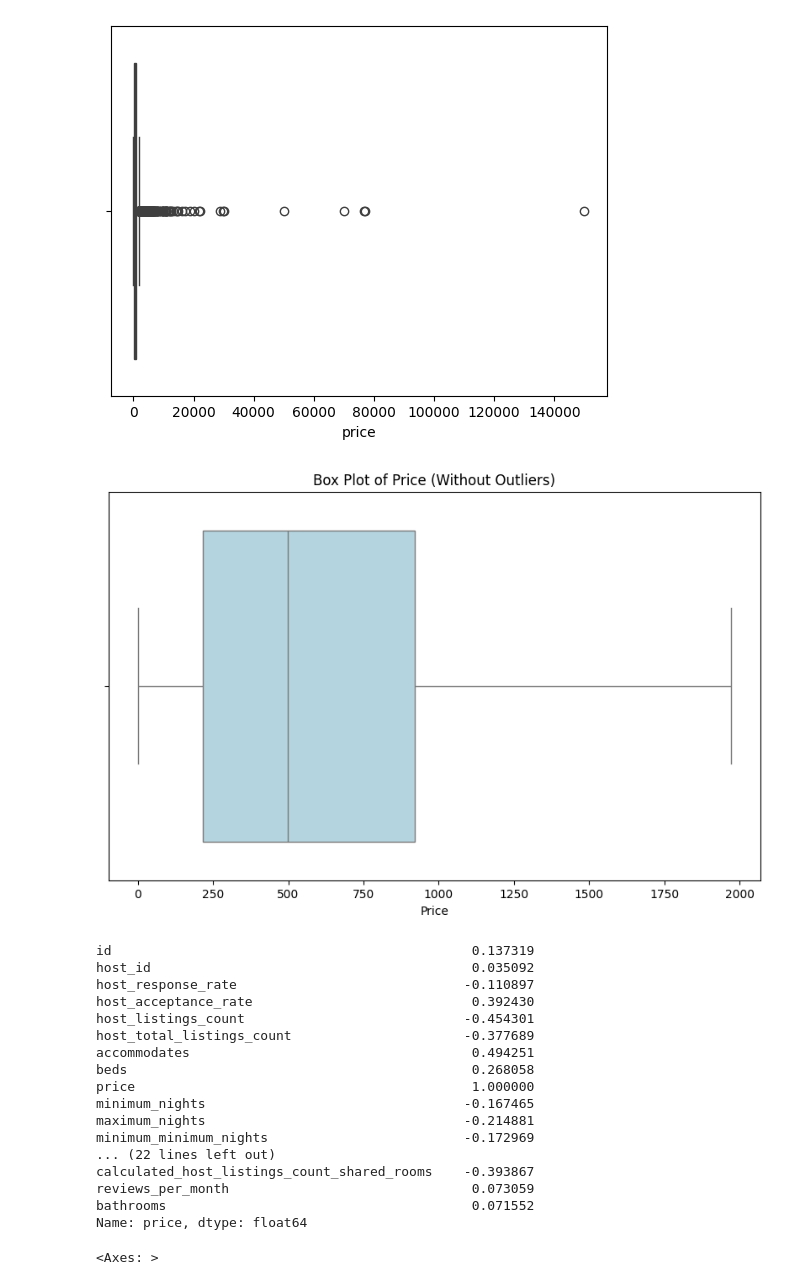
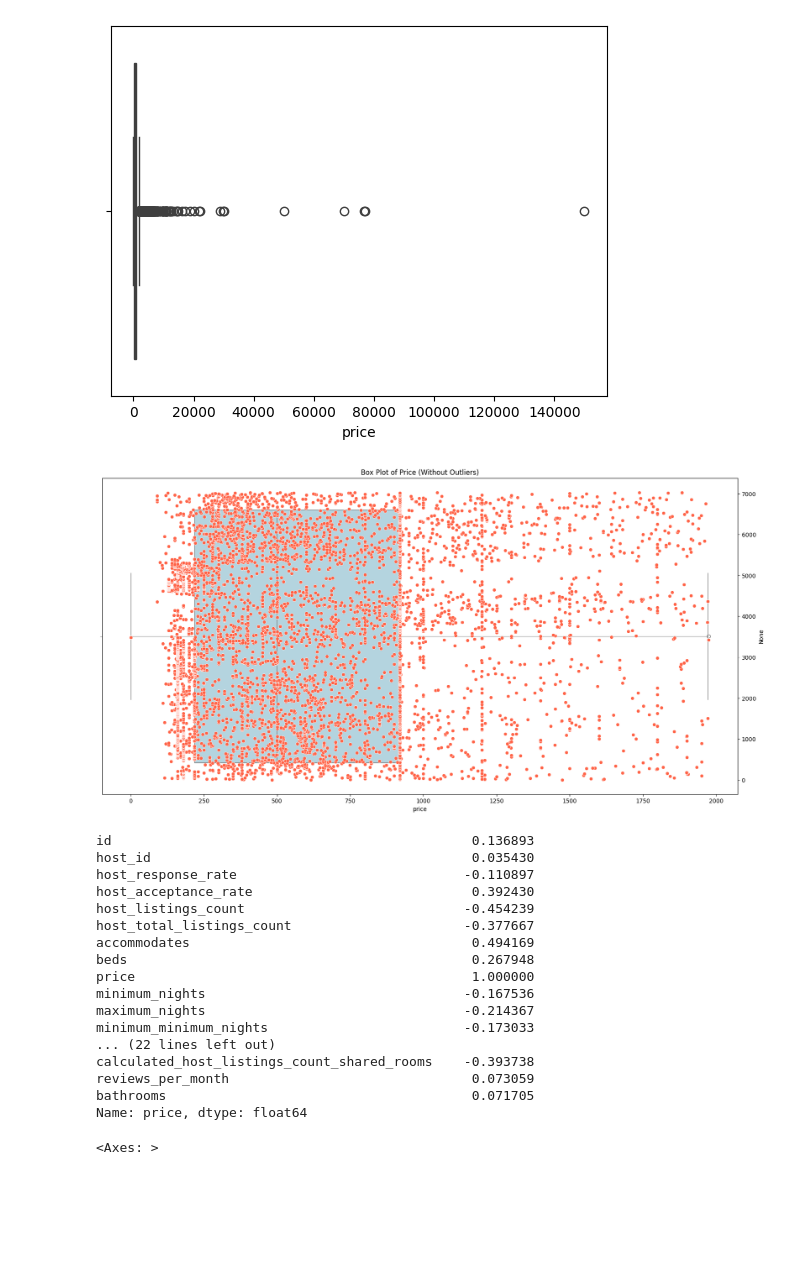
Before and after one commit to alelledo/Hong-Kong_project, a Jupyter notebook: Hong-Kong-project.ipynb, the cells around one changed output. Saved outputs shown, nothing was run; the diff lists cells and outputs as text; code cells hidden in the pictures; blank space fills up the shorter version.

```diff
--- a/Hong-Kong-project.ipynb
+++ b/Hong-Kong-project.ipynb
@@ -56,7 +53,7 @@ Index(['id', 'listing_url', 'scrape_id', 'last_scraped', 'source', 'name',
        'calculated_host_listings_count_shared_rooms', 'reviews_per_month'],
       dtype='object')
 # %%
-colums_to_drop = ['listing_url', 'scrape_id', 'last_scraped', 'source','picture_url','host_url', 'host_thumbnail_url', 'host_picture_url','neighbourhood_cleansed', 'neighbourhood_group_cleansed', 'latitude',
+colums_to_drop = ['listing_url', 'scrape_id', 'last_scraped', 'source','picture_url','host_url', 'host_thumbnail_url', 'host_picture_url','neighbourhood', 'neighbourhood_group_cleansed', 'latitude',
 'longitude','bathrooms', 'amenities','calendar_updated','calendar_last_scraped']
 listings = listings.drop(columns= colums_to_drop)
 # %%
@@ -186,46 +186,48 @@ sns.boxplot(x=listings['price'])
 # %%
 # Calculate quartiles
 Q1 = listings['price'].quantile(0.25)
 Q3 = listings['price'].quantile(0.75)
 
 # Calculate interquartile range (IQR)
 IQR = Q3 - Q1
 
 # Define upper bound
 upper_bound = Q3 + 1.5 * IQR
 
 # Replace outliers with values within the top quartile
 listings['price'] = listings['price'].apply(lambda x: Q3 if x > upper_bound else x)
 
 # Plot box plot of the updated "price" variable
-plt.figure(figsize=(10, 6))
+plt.figure(figsize=(20, 10))
 sns.boxplot(x=listings['price'], color='lightblue')
+scatter_ax = plt.gca().twinx()  # Create a new set of y-axes sharing the same x-axis
+sns.scatterplot(x=listings['price'], y=listings.index, color='tomato', ax=scatter_ax)
 plt.title('Box Plot of Price (Without Outliers)')
 plt.xlabel('Price')
 plt.show()
 # %% [output]
-[figure, old version]
+[figure, new version]
 # %%
 correlation_matrix = listings.corr()
 # %%
 correlation_matrix['price']
 # %% [output]
-id                                              0.137319
-host_id                                         0.035092
+id                                              0.136893
+host_id                                         0.035430
 host_response_rate                             -0.110897
 host_acceptance_rate                            0.392430
-host_listings_count                            -0.454301
-host_total_listings_count                      -0.377689
-accommodates                                    0.494251
-beds                                            0.268058
+host_listings_count                            -0.454239
+host_total_listings_count                      -0.377667
+accommodates                                    0.494169
+beds                                            0.267948
 price                                           1.000000
-minimum_nights                                 -0.167465
-maximum_nights                                 -0.214881
-minimum_minimum_nights                         -0.172969
+minimum_nights                                 -0.167536
+maximum_nights                                 -0.214367
+minimum_minimum_nights                         -0.173033
 ... (22 lines left out)
-calculated_host_listings_count_shared_rooms    -0.393867
+calculated_host_listings_count_shared_rooms    -0.393738
 reviews_per_month                               0.073059
-bathrooms                                       0.071552
+bathrooms                                       0.071705
 Name: price, dtype: float64
 # %%
 num_columns = listings.select_dtypes(include=['number'])
```
Also changed, not shown: parts of 30 cells of this notebook, 1 other file.
